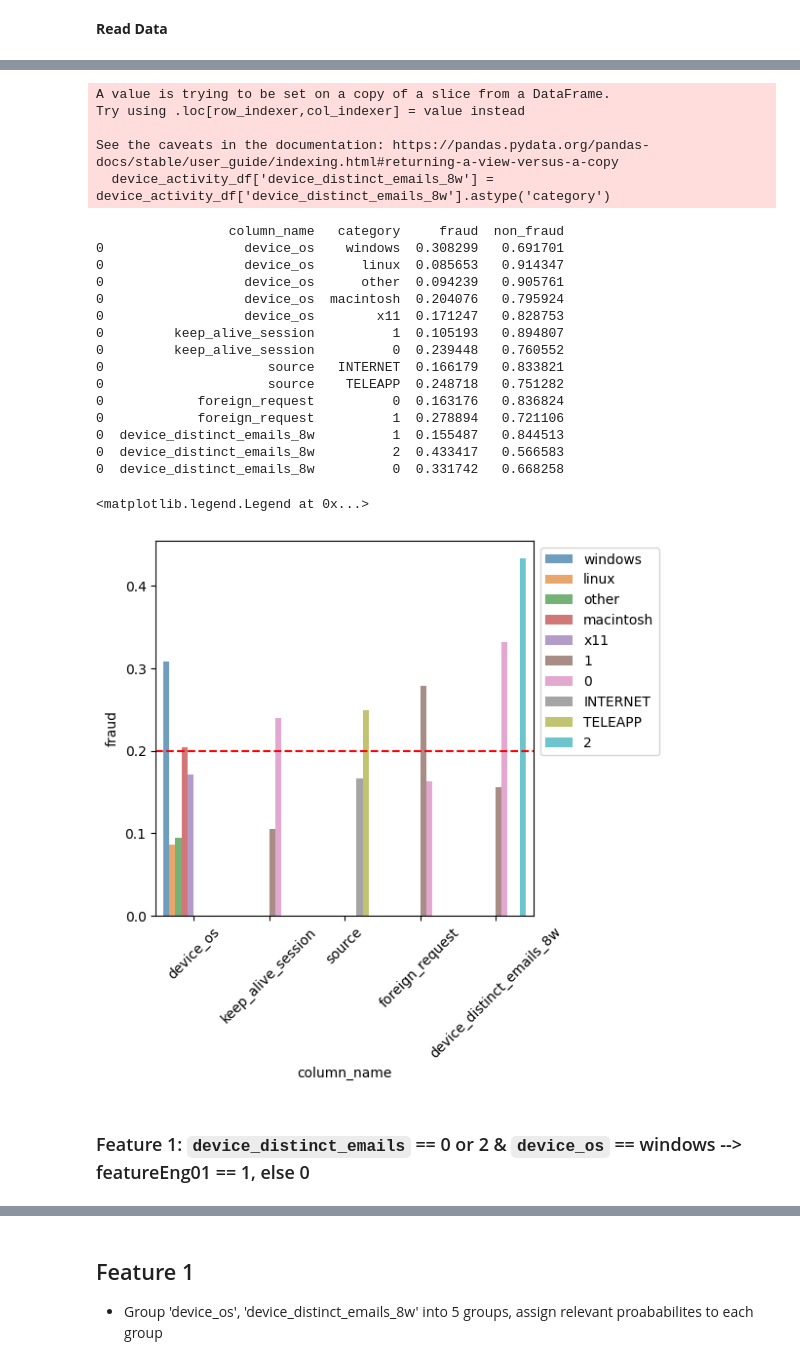
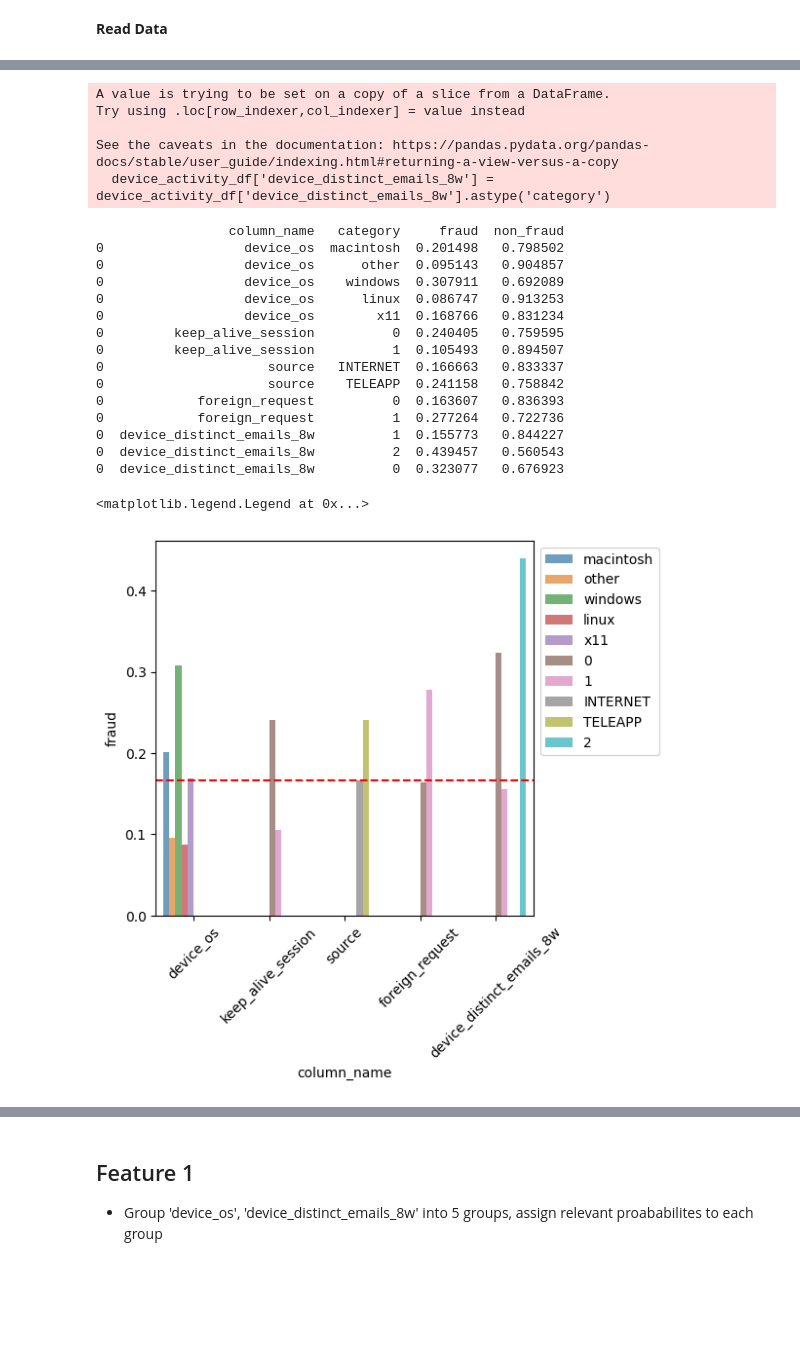
Before and after one commit to kclzl-nus/Detect-Fraudulent-Bank-Accounts, a Jupyter notebook: notebooks/2.0-kclzl-hyp-device-activity.ipynb, the cells around one changed output, grey strips where cells are left out. Drawn from its saved outputs; the diff is of its cells as text; code cells hidden in the pictures; blank space fills up the shorter version.

Commit message:
updated feature engineering notebooks and files for device activity hypothesis

```diff
--- a/notebooks/2.0-kclzl-hyp-device-activity.ipynb
+++ b/notebooks/2.0-kclzl-hyp-device-activity.ipynb
@@ -79,0 +16,11 @@ data shape: (65970, 31)
+# %%
+# read train_X and train_y from /data/processed/
+train_X = pd.read_csv('../data/processed/X_train.csv')
+train_y = pd.read_csv('../data/processed/y_train.csv')
+
+# combine into data
+data = pd.concat([train_y, train_X], axis=1)
+
+# check shape and head
+print(f'data shape: {data.shape}')
+data.head()
@@ -114,7 +111,15 @@ data shape: (65970, 31)
 device_activity  = ['fraud_bool', 'session_length_in_minutes', 'device_os', 'keep_alive_session', 'device_distinct_emails_8w', 'source', 'foreign_request']
 device_activity_df = data[device_activity]
 
+# change all columns to cateogrical except for session_length_in_minutes
+device_activity_df['device_os'] = device_activity_df['device_os'].astype('category')
+device_activity_df['keep_alive_session'] = device_activity_df['keep_alive_session'].astype('category')
+device_activity_df['source'] = device_activity_df['source'].astype('category')
+device_activity_df['foreign_request'] = device_activity_df['foreign_request'].astype('category')
+device_activity_df['fraud_bool'] = device_activity_df['fraud_bool'].astype('category')
+device_activity_df['device_distinct_emails_8w'] = device_activity_df['device_distinct_emails_8w'].astype('category')
+
 # print shape
-device_activity_df.shape
+print(f'device_activity_df shape: {device_activity_df.shape}')
 device_activity_df.head()
 # %% [output]
@@ -151,48 +177,46 @@ device_activity_df_cat = device_activity_df[categorical_columns]
 fraud_proportion = pd.DataFrame(columns=['column_name', 'category', 'fraud', 'non_fraud'])
 for col in device_activity_df_cat.columns[1:]:
     for cat in device_activity_df_cat[col].unique():
         fraud = len(device_activity_df_cat[(device_activity_df_cat[col] == cat) & (device_activity_df_cat['fraud_bool'] == 1)]) / len(device_activity_df_cat[device_activity_df_cat[col] == cat])
         non_fraud = len(device_activity_df_cat[(device_activity_df_cat[col] == cat) & (device_activity_df_cat['fraud_bool'] == 0)]) / len(device_activity_df_cat[device_activity_df_cat[col] == cat])
 
         # add to dataframe using pd.concat to row
         fraud_proportion = pd.concat([fraud_proportion, pd.DataFrame({'column_name': [col], 'category': [cat], 'fraud': [fraud], 'non_fraud': [non_fraud]})])
 
 # print table
 print(fraud_proportion)
 
 # a stacked barplot the proportion of fraud vs non-fraud for each category
 # each column is labeled column_name + _ + category
 # fraud is in red, non-fraud is in blue
 # the y-axis is the proportion
 # x-axis tilt by 45 degrees
 plt.figure(figsize=(5, 5))
 sns.barplot(data=fraud_proportion, x='column_name', y='fraud', hue='category', alpha=0.7)
-plt.axhline(y=0.2, color='r', linestyle='--')
+plt.axhline(y=1/6, color='r', linestyle='--')
 plt.xticks(rotation=45)
 # legend is outside the plot
 plt.legend(loc='upper left', bbox_to_anchor=(1, 1))
 # %% [output]
 A value is trying to be set on a copy of a slice from a DataFrame.
 Try using .loc[row_indexer,col_indexer] = value instead
 
 See the caveats in the documentation: https://pandas.pydata.org/pandas-docs/stable/user_guide/indexing.html#returning-a-view-versus-a-copy
   device_activity_df['device_distinct_emails_8w'] = device_activity_df['device_distinct_emails_8w'].astype('category')
                  column_name   category     fraud  non_fraud
-0                  device_os    windows  0.308299   0.691701
-0                  device_os      linux  0.085653   0.914347
-0                  device_os      other  0.094239   0.905761
-0                  device_os  macintosh  0.204076   0.795924
-0                  device_os        x11  0.171247   0.828753
-0         keep_alive_session          1  0.105193   0.894807
-0         keep_alive_session          0  0.239448   0.760552
-0                     source   INTERNET  0.166179   0.833821
-0                     source    TELEAPP  0.248718   0.751282
-0            foreign_request          0  0.163176   0.836824
-0            foreign_request          1  0.278894   0.721106
-0  device_distinct_emails_8w          1  0.155487   0.844513
-0  device_distinct_emails_8w          2  0.433417   0.566583
-0  device_distinct_emails_8w          0  0.331742   0.668258
+0                  device_os  macintosh  0.201498   0.798502
+0                  device_os      other  0.095143   0.904857
+0                  device_os    windows  0.307911   0.692089
+0                  device_os      linux  0.086747   0.913253
+0                  device_os        x11  0.168766   0.831234
+0         keep_alive_session          0  0.240405   0.759595
+0         keep_alive_session          1  0.105493   0.894507
+0                     source   INTERNET  0.166663   0.833337
+0                     source    TELEAPP  0.241158   0.758842
+0            foreign_request          0  0.163607   0.836393
+0            foreign_request          1  0.277264   0.722736
+0  device_distinct_emails_8w          1  0.155773   0.844227
+0  device_distinct_emails_8w          2  0.439457   0.560543
+0  device_distinct_emails_8w          0  0.323077   0.676923
 <matplotlib.legend.Legend at 0x...>
-[figure, old version]
+[figure, new version]
-# %% [markdown]
-### Feature 1: `device_distinct_emails` == 0 or 2 & `device_os` == windows --> featureEng01 == 1, else 0
```
Also changed, not shown: parts of 51 cells of this notebook, 2 other files.
